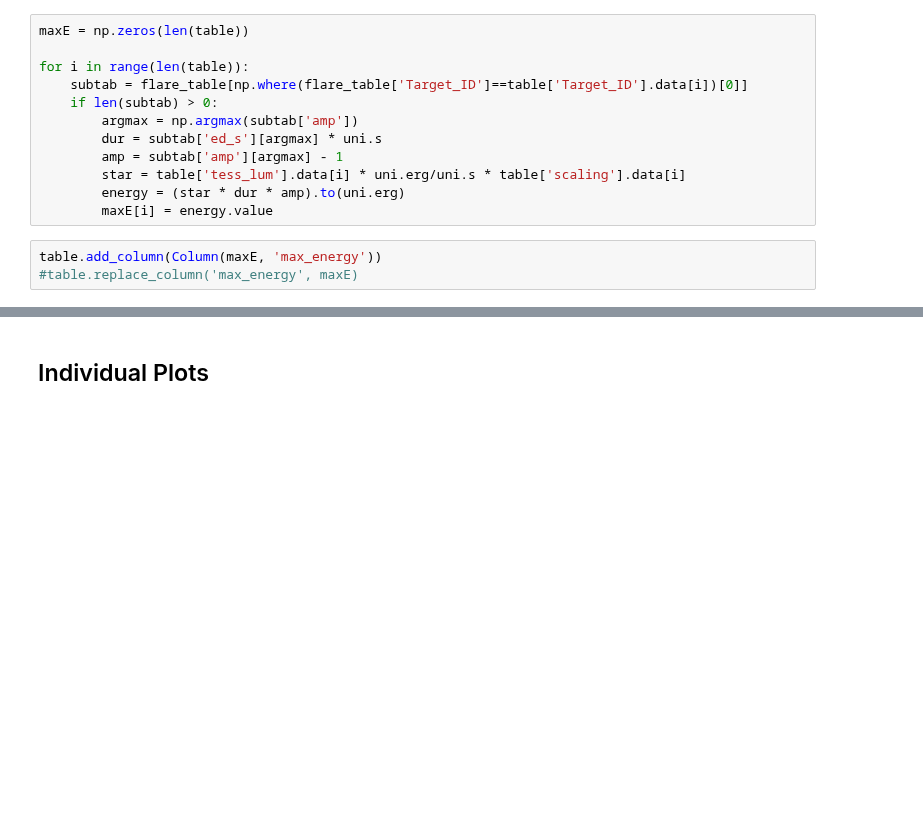
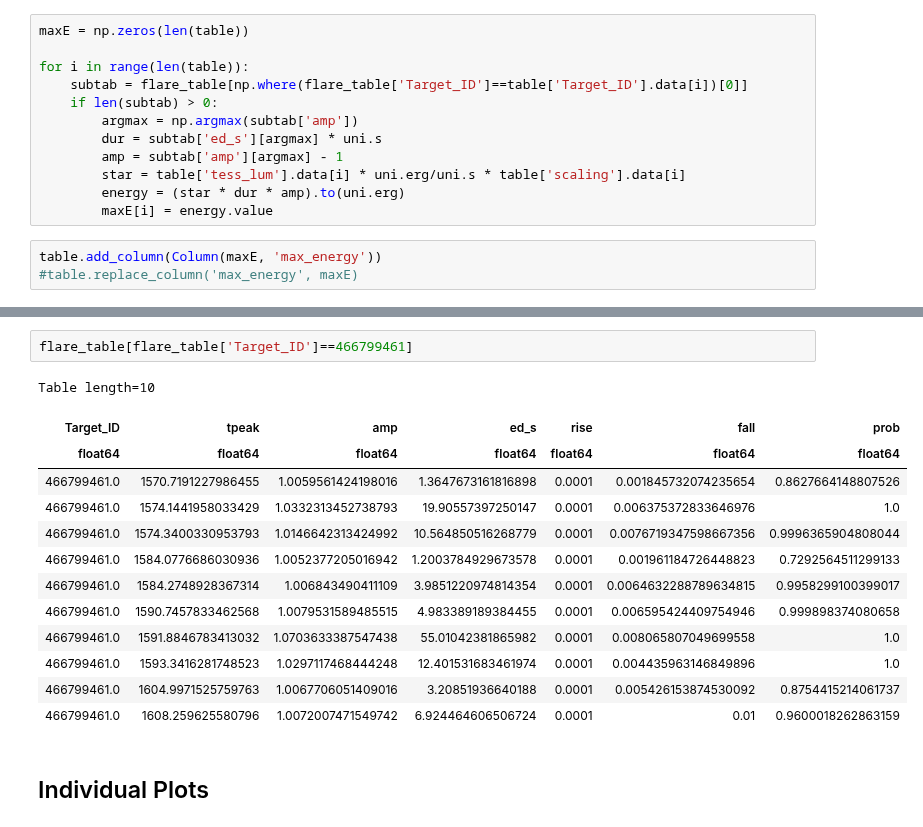
Before and after one commit to afeinstein20/stella, a Jupyter notebook: notebooks/plotting.ipynb, the cells around one changed output, grey strips where cells are left out. Cells and saved outputs as stored; diff of their text form; blank space fills up the shorter version.

```diff
--- a/notebooks/plotting.ipynb
+++ b/notebooks/plotting.ipynb
@@ -560,3 +599,19 @@ ax2.set_yscale('log')
+# %%
+flare_table[flare_table['Target_ID']==466799461]
+# %% [output]
+Table length=10
+| Target_ID | tpeak | amp | ed_s | rise | fall | prob |
+| float64 | float64 | float64 | float64 | float64 | float64 | float64 |
+| 466799461.0 | 1570.7191227986455 | 1.0059561424198016 | 1.3647673161816898 | 0.0001 | 0.001845732074235654 | 0.8627664148807526 |
+| 466799461.0 | 1574.1441958033429 | 1.0332313452738793 | 19.90557397250147 | 0.0001 | 0.006375372833646976 | 1.0 |
+| 466799461.0 | 1574.3400330953793 | 1.0146642313424992 | 10.564850516268779 | 0.0001 | 0.0076719347598667356 | 0.9996365904808044 |
+| 466799461.0 | 1584.0776686030936 | 1.0052377205016942 | 1.2003784929673578 | 0.0001 | 0.001961184726448823 | 0.7292564511299133 |
+| 466799461.0 | 1584.2748928367314 | 1.006843490411109 | 3.9851220974814354 | 0.0001 | 0.0064632288789634815 | 0.9958299100399017 |
+| 466799461.0 | 1590.7457833462568 | 1.0079531589485515 | 4.983389189384455 | 0.0001 | 0.006595424409754946 | 0.999898374080658 |
+| 466799461.0 | 1591.8846783413032 | 1.0703633387547438 | 55.01042381865982 | 0.0001 | 0.008065807049699558 | 1.0 |
+| 466799461.0 | 1593.3416281748523 | 1.0297117468444248 | 12.401531683461974 | 0.0001 | 0.004435963146849896 | 1.0 |
+| 466799461.0 | 1604.9971525759763 | 1.0067706051409016 | 3.20851936640188 | 0.0001 | 0.005426153874530092 | 0.8754415214061737 |
+| 466799461.0 | 1608.259625580796 | 1.0072007471549742 | 6.924464606506724 | 0.0001 | 0.01 | 0.9600018262863159 |
 # %% [markdown]
 ## Individual Plots
 # %%
```
Also changed, not shown: parts of 33 cells of this notebook.
